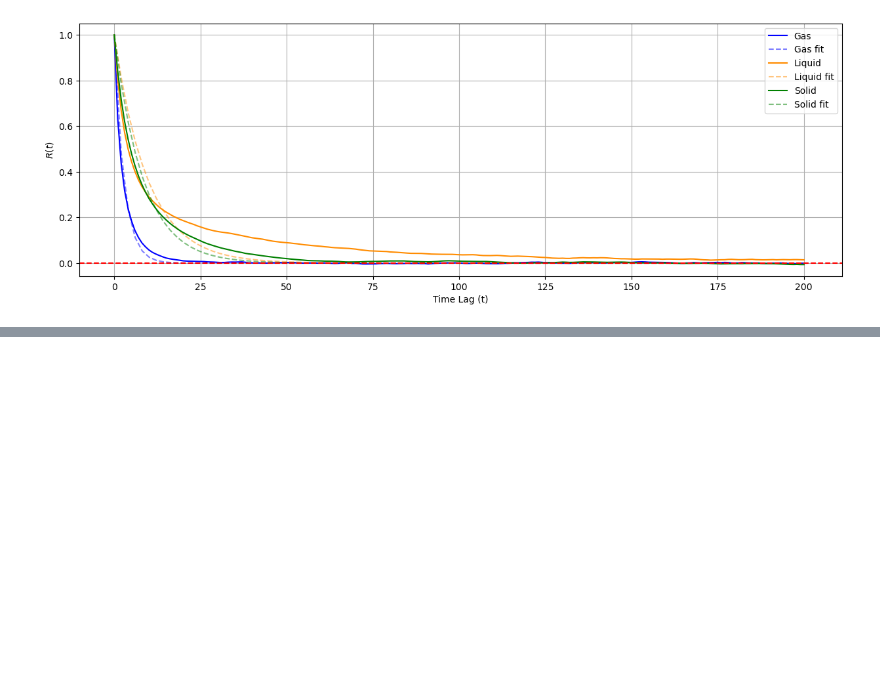
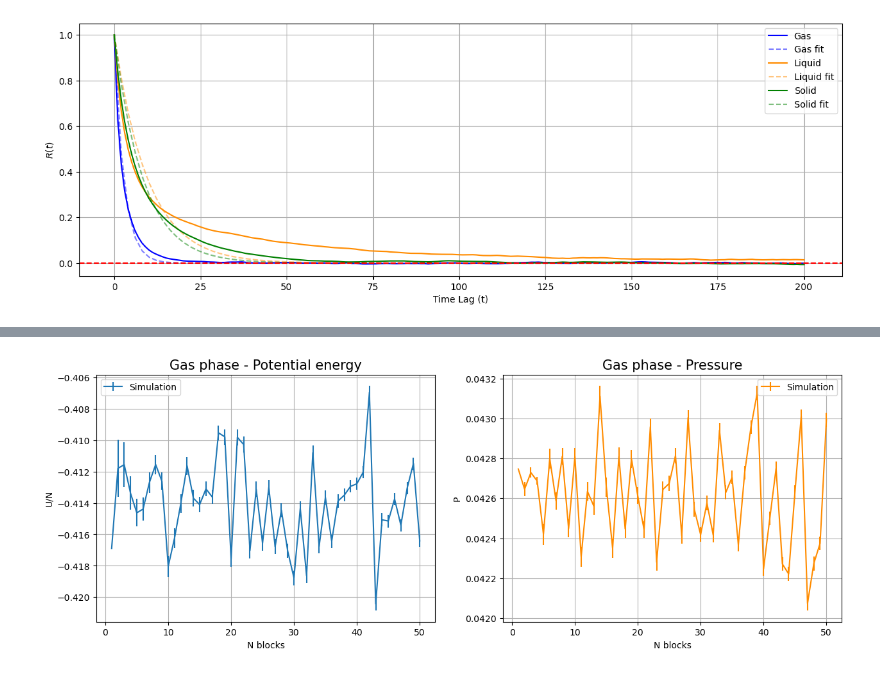
Before and after one commit to matteopicciolini/Numeric-Simulation-Laboratory, a Jupyter notebook: JupyterNotebooks/Exercises_07.ipynb, the cells around one changed output, grey strips where cells are left out. Cells and saved outputs as stored; diff of their text form; code cells hidden in the pictures; blank space fills up the shorter version.

```diff
--- a/JupyterNotebooks/Exercises_07.ipynb
+++ b/JupyterNotebooks/Exercises_07.ipynb
@@ -236,0 +292,97 @@ show in pictures the obtained average values and uncertainties for the potential
+# %%
+#GAS
+fig, axs = plt.subplots(1, 2, figsize = (15, 5))
+#plot 1
+x_label, progressive_sum, progressive_error = np.loadtxt('../Data/07.1_gas_1.20_epot.dat',
+                                                          unpack = True, usecols = (0, 1, 3))
+axs[0].errorbar(x_label, progressive_sum, yerr = progressive_error,
+                label = "Simulation")
+#style plot 1
+axs[0].set_xlabel('N blocks')
+axs[0].set_ylabel('U/N')
+axs[0].grid(True)
+axs[0].set_title('Gas phase - Potential energy', fontsize = 15)
+axs[0].legend()
+
+
+
+#plot 2
+x_label, progressive_sum, progressive_error = np.loadtxt('../Data/07.1_gas_1.20_press.dat',
+                                                          unpack = True, usecols = (0, 1, 3))
+axs[1].errorbar(x_label, progressive_sum, yerr = progressive_error, label = "Simulation", color = 'darkorange')
+#style plot 2
+axs[1].set_ylabel('P')
+axs[1].set_xlabel('N blocks')
+axs[1].set_title('Gas phase - Pressure', fontsize = 15)
+axs[1].legend()
+axs[1].grid(True)
+
+plt.show()
+
+
+
+
+
+
+#LIQUID
+fig, axs = plt.subplots(1, 2, figsize = (15, 5))
+#plot 1
+x_label, progressive_sum, progressive_error = np.loadtxt('../Data/07.1_liquid_1.10_epot.dat',
+                                                          unpack = True, usecols = (0, 1, 3))
+axs[0].errorbar(x_label, progressive_sum, yerr = progressive_error,
+                label = "Simulation")
+#style plot 1
+axs[0].set_xlabel('N blocks')
+axs[0].set_ylabel('U/N')
+axs[0].grid(True)
+axs[0].set_title('Liquid phase - Potential energy', fontsize = 15)
+axs[0].legend()
+
+
+
+#plot 2
+x_label, progressive_sum, progressive_error = np.loadtxt('../Data/07.1_liquid_1.10_press.dat',
+                                                          unpack = True, usecols = (0, 1, 3))
+axs[1].errorbar(x_label, progressive_sum, yerr = progressive_error, label = "Simulation", color = 'darkorange')
+#style plot 2
+axs[1].set_ylabel('P')
+axs[1].set_xlabel('N blocks')
+axs[1].set_title('Liquid phase - Pressure', fontsize = 15)
+axs[1].legend()
+axs[1].grid(True)
+
+plt.show()
+
+
+
+
+#SOLID
+fig, axs = plt.subplots(1, 2, figsize = (15, 5))
+#plot 1
+x_label, progressive_sum, progressive_error = np.loadtxt('../Data/07.1_solid_0.80_epot.dat',
+                                                          unpack = True, usecols = (0, 1, 3))
+axs[0].errorbar(x_label, progressive_sum, yerr = progressive_error,
+                label = "Simulation")
+#style plot 1
+axs[0].set_xlabel('N blocks')
+axs[0].set_ylabel('U/N')
+axs[0].grid(True)
+axs[0].set_title('Solid phase - Potential energy', fontsize = 15)
+axs[0].legend()
+
+
+
+#plot 2
+x_label, progressive_sum, progressive_error = np.loadtxt('../Data/07.1_solid_0.80_press.dat',
+                                                          unpack = True, usecols = (0, 1, 3))
+axs[1].errorbar(x_label, progressive_sum, yerr = progressive_error, label = "Simulation", color = 'darkorange')
+#style plot 2
+axs[1].set_ylabel('P')
+axs[1].set_xlabel('N blocks')
+axs[1].set_title('Solid phase - Pressure', fontsize = 15)
+axs[1].legend()
+axs[1].grid(True)
+
+plt.show()
+# %% [output]
+[figure, added]
```
Also changed, not shown: parts of 6 cells of this notebook, 32 other files.
